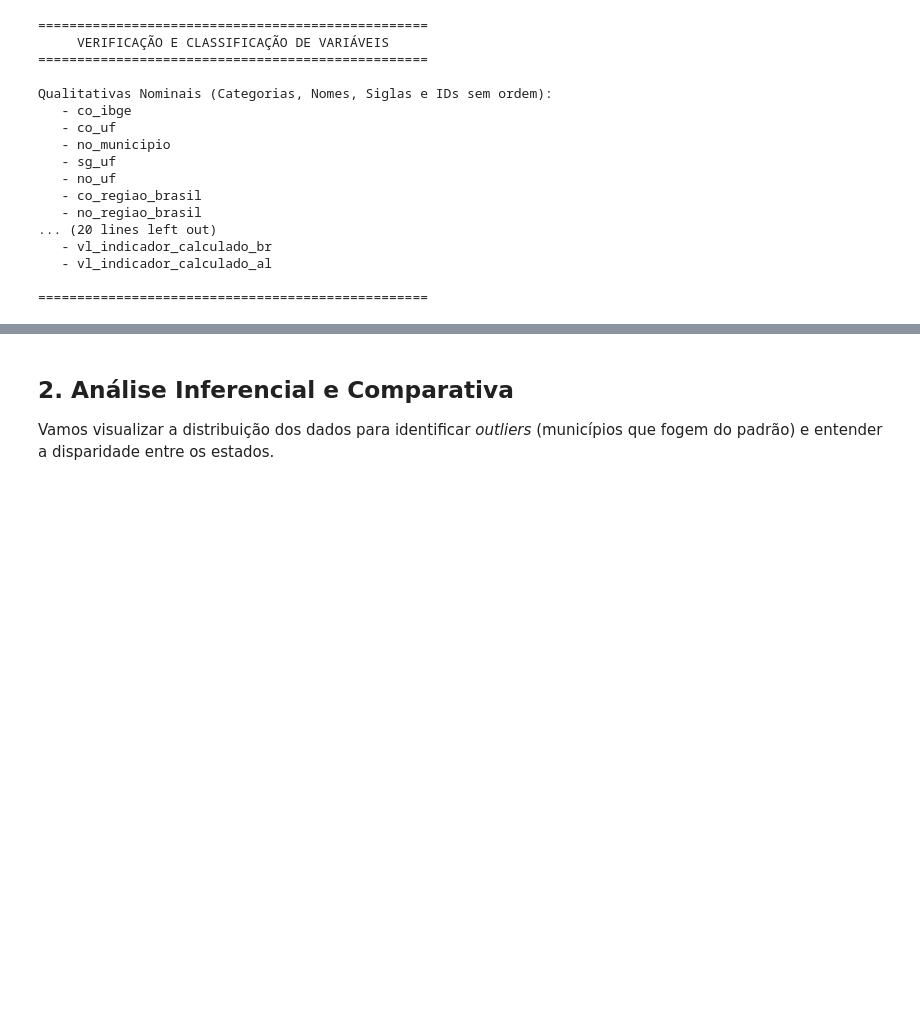
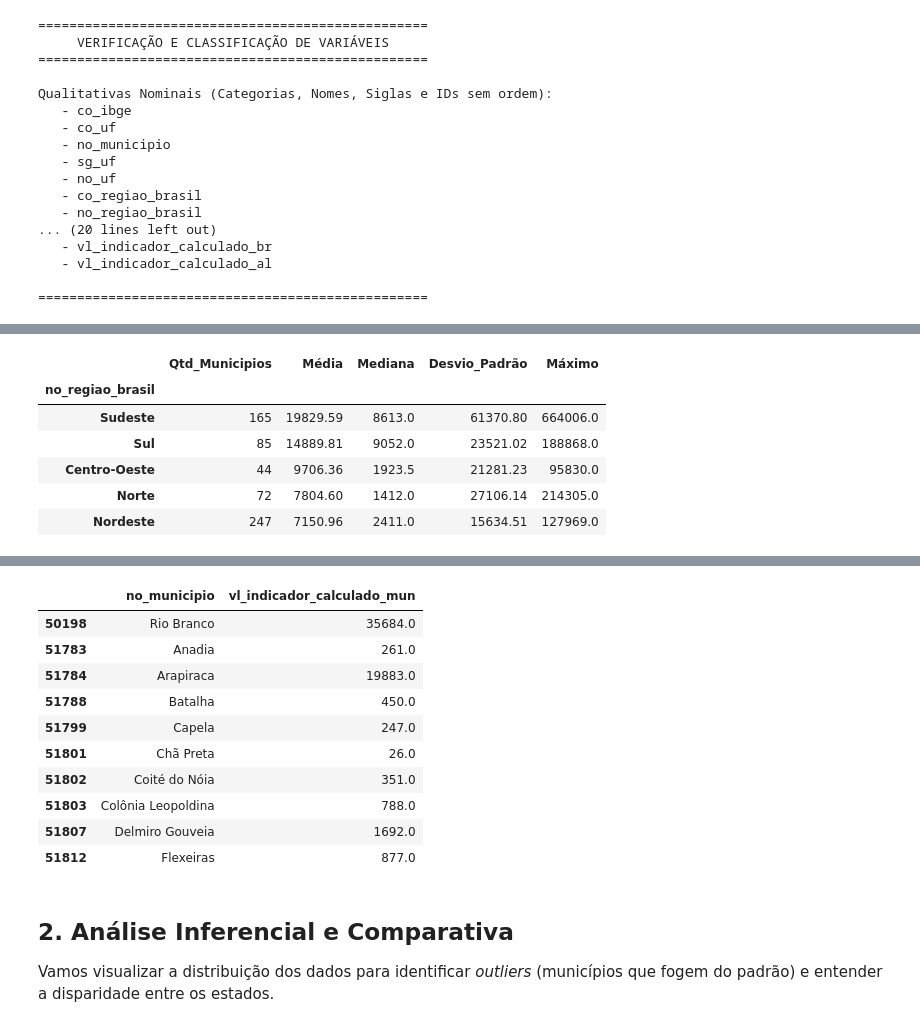
Before and after one commit to TeclaFernandes/Projeto_Analise_Dados_EC_SI_S5, a Jupyter notebook: Notebooks/N1/Notebook2.ipynb, the cells around one changed output, grey strips where cells are left out. Saved outputs shown, nothing was run; the diff lists cells and outputs as text; code cells hidden in the pictures; blank space fills up the shorter version.

Commit message:
feat: atualização limpeza
inserir novos campos de dados e dataset com dados tratados

```diff
--- a/Notebooks/N1/Notebook2.ipynb
+++ b/Notebooks/N1/Notebook2.ipynb
@@ -127,46 +92,60 @@ Foram aplicadas três limpezas essenciais na base de dados para garantir a consi
 # %%
+import pandas as pd
 
 df = pd.read_csv("../../Datasets/ccmec25a64_main.csv")
 
 df['dt_competencia'] = pd.to_datetime(df['dt_competencia'])
 df['dt_atualizacao'] = pd.to_datetime(df['dt_atualizacao'])
 
-
 df = df.sort_values(by=['dt_competencia', 'sg_uf', 'no_municipio'])
 
-qtd_zeros = len(df[df['vl_indicador_calculado_mun'] == 0])
-
-print("="*50)
 print(f"1. Total de registros na base: {len(df)}")
 
-print("="*50)
-print(f"2. Registros municipais com valor zero: {qtd_zeros} ({(qtd_zeros/len(df))*100:.2f}%)")
+print("-"*50)
+duplicados = df.duplicated().sum()
+print(f"2. Registros duplicados: {duplicados}")
 
-print("="*50)
+df = df.drop_duplicates()
+
+qtd_zeros = len(df[df['vl_indicador_calculado_mun'] == 0])
+print("-"*50)
+print(f"3. Registros com valor zero: {qtd_zeros} ({(qtd_zeros/len(df))*100:.2f}%)")
+
 df_limpo = df[df['vl_indicador_calculado_mun'] > 0].copy()
-print(f"3. Registros válidos (>0) para análise descritiva: {len(df_limpo)}")
+print("-"*50)
+print(f"4. Registros válidos (>0): {len(df_limpo)}")
 
-print("="*50)
-print("4. Valores nulos em colunas:")
+print("-"*50)
+print("5. Valores nulos em colunas:")
 print(df.isnull().sum())
 
-print("="*50)
 percentual_removido = (qtd_zeros / len(df)) * 100
-print(f"5. Percentual removido: {percentual_removido:.2f}%")
-
-print("="*50)
-duplicados = df.duplicated().sum()
-print(f"6. Registros duplicados: {duplicados}")
-
-df = df.drop_duplicates()
+print("-"*50)
+print(f"6. Percentual removido: {percentual_removido:.2f}%")
 
 colunas_remover = ['co_ibge', 'co_uf', 'sg_granularidade']
 df = df.drop(columns=colunas_remover)
 
-print("="*50)
+print("-"*50)
 print(df['vl_indicador_calculado_mun'].describe())
 
 print("\n")
+
+# Pegar apenas o mês mais recente disponível para a "fotografia" atual
+ultima_data = df_limpo['dt_competencia'].max()
+df_recente = df_limpo[df_limpo['dt_competencia'] == ultima_data]
+
+# Tabela de Estatísticas Descritivas por Região
+estatisticas_regiao = df_recente.groupby('no_regiao_brasil')['vl_indicador_calculado_mun'].agg(['count', 'mean', 'median', 'std', 'max'])
+
+estatisticas_regiao = estatisticas_regiao.rename(columns={'count':'Qtd_Municipios', 'mean':'Média', 'median':'Mediana', 'std':'Desvio_Padrão', 'max':'Máximo'})
+estatisticas_regiao = estatisticas_regiao.sort_values(by="Média", ascending=False)
+
+print(f"--- Estatísticas por Região ({ultima_data.strftime('%m/%Y')}) ---")
+display(estatisticas_regiao.round(2))
+
+# --------------------------------------------------#
+
 print("#-"*25)
 print("COMPARAÇÃO ANTES vs DEPOIS DA LIMPEZA")
 print("#-"*25)
@@ -197,4 +176,11 @@ print("\nDistribuição de valores zero vs válidos\n")
 
 print(f"Zeros: {qtd_zeros}")
 print(f"Válidos: {len(df_limpo)}")
+
+print("\n" + "="*50)
+print("AMOSTRA DOS DADOS TRATADOS")
+print("="*50)
+
+df_limpo.to_csv("../../Datasets/dados_tratados.csv", index=False)
+display(df_limpo[['no_municipio', 'vl_indicador_calculado_mun']].head(10))
 # %% [output]
@@ -217,0 +204,7 @@ Válidos: 5986
+|  | Qtd_Municipios | Média | Mediana | Desvio_Padrão | Máximo |
+| no_regiao_brasil |  |  |  |  |  |
+| Sudeste | 165 | 19829.59 | 8613.0 | 61370.80 | 664006.0 |
+| Sul | 85 | 14889.81 | 9052.0 | 23521.02 | 188868.0 |
+| Centro-Oeste | 44 | 9706.36 | 1923.5 | 21281.23 | 95830.0 |
+| Norte | 72 | 7804.60 | 1412.0 | 27106.14 | 214305.0 |
+| Nordeste | 247 | 7150.96 | 2411.0 | 15634.51 | 127969.0 |
@@ -218,3 +228,14 @@ Válidos: 5986
+|  | no_municipio | vl_indicador_calculado_mun |
+| 50198 | Rio Branco | 35684.0 |
+| 51783 | Anadia | 261.0 |
+| 51784 | Arapiraca | 19883.0 |
+| 51788 | Batalha | 450.0 |
+| 51799 | Capela | 247.0 |
+| 51801 | Chã Preta | 26.0 |
+| 51802 | Coité do Nóia | 351.0 |
+| 51803 | Colônia Leopoldina | 788.0 |
+| 51807 | Delmiro Gouveia | 1692.0 |
+| 51812 | Flexeiras | 877.0 |
 # %% [markdown]
 ## 2. Análise Inferencial e Comparativa
 Vamos visualizar a distribuição dos dados para identificar *outliers* (municípios que fogem do padrão) e entender a disparidade entre os estados.
```
Also changed, not shown: parts of 6 cells of this notebook, 1 other file.
